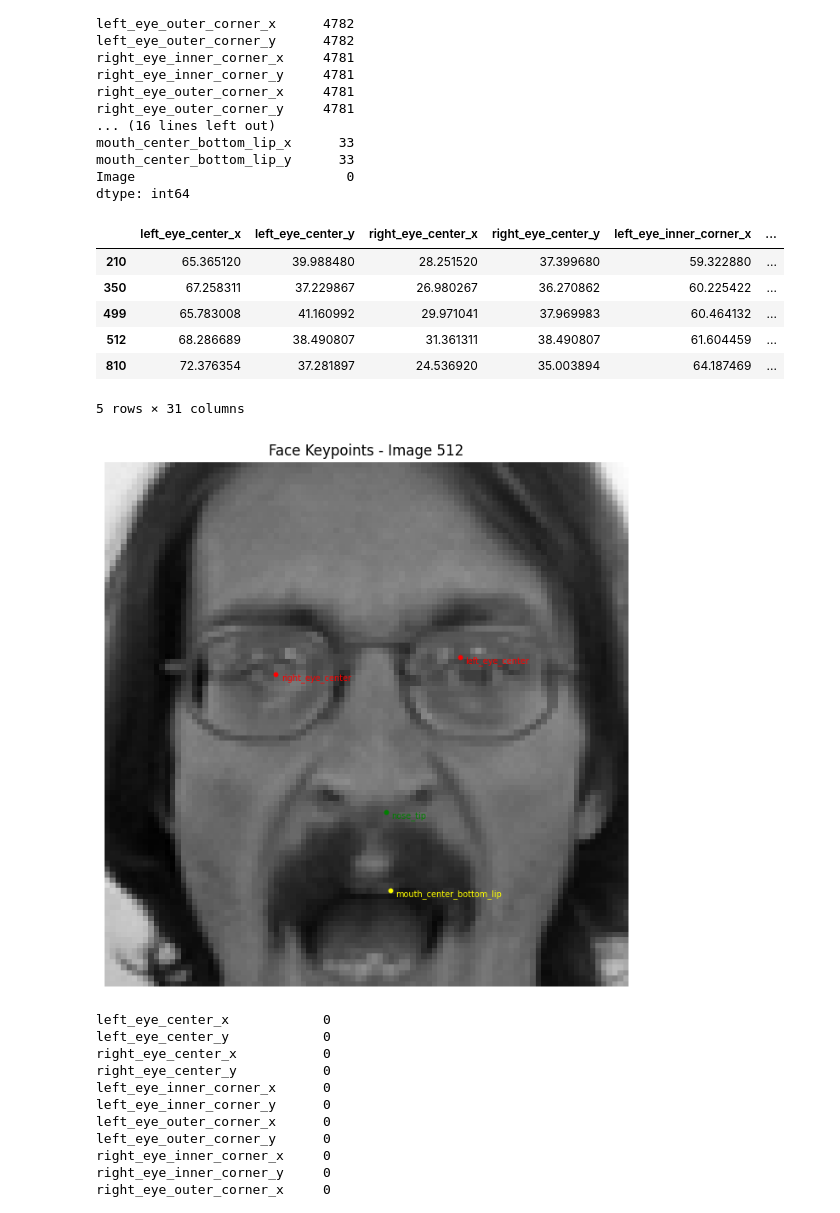
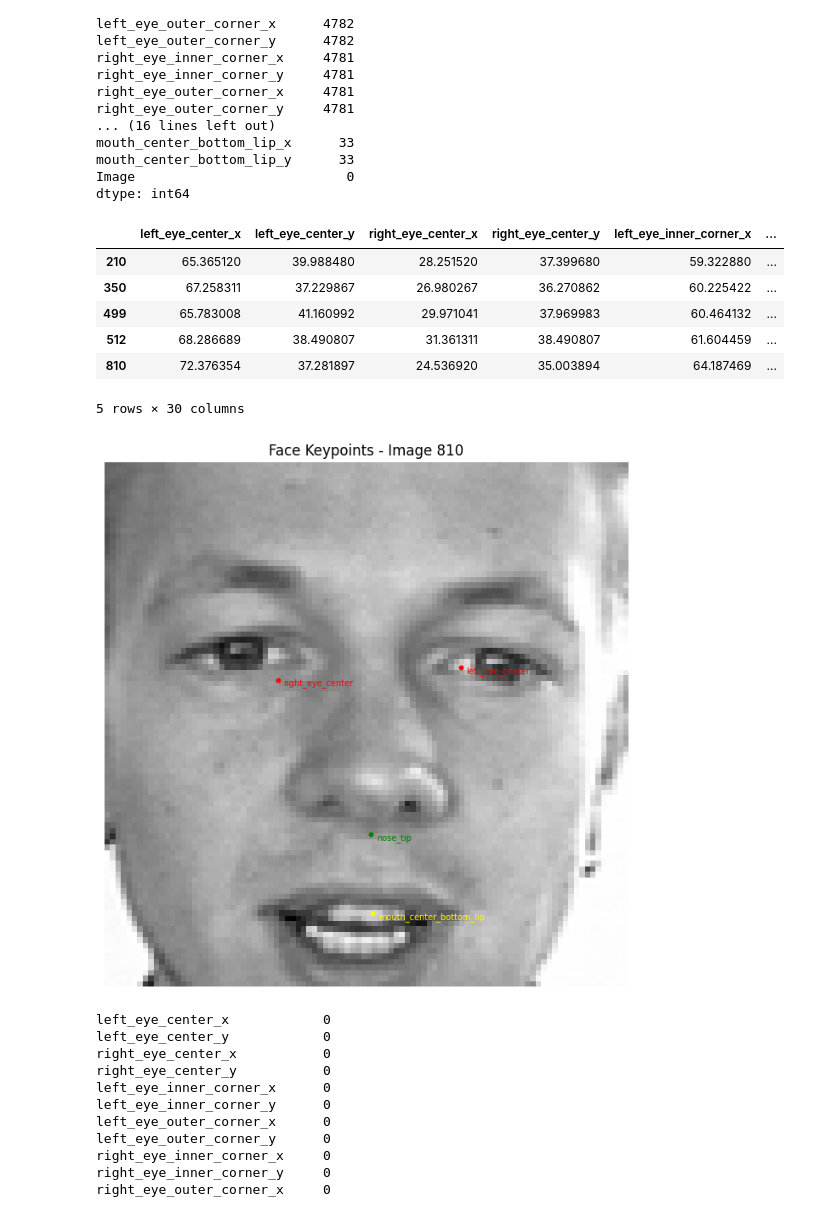
Before and after one commit to NimaNIKOOKAR/Facial-Keypoints-Detection, a Jupyter notebook: facial-detection.ipynb, the cells around one changed output. Drawn from its saved outputs; the diff is of its cells as text; code cells hidden in the pictures.

```diff
--- a/facial-detection.ipynb
+++ b/facial-detection.ipynb
@@ -152,7 +177,7 @@ df_clean = df_train[df_train.notnull().all(axis=1)]
 # %%
 df_unclean = df_train[~df_train.notnull().all(axis=1)]
 # %%
-display(df_unclean.head())
+display(df_unclean.iloc[:, :-1].head())
 # %% [output]
 |  | left_eye_center_x | left_eye_center_y | right_eye_center_x | right_eye_center_y | left_eye_inner_corner_x | ... |
 | 210 | 65.365120 | 39.988480 | 28.251520 | 37.399680 | 59.322880 | ... |
@@ -160,11 +185,11 @@ display(df_unclean.head())
 | 499 | 65.783008 | 41.160992 | 29.971041 | 37.969983 | 60.464132 | ... |
 | 512 | 68.286689 | 38.490807 | 31.361311 | 38.490807 | 61.604459 | ... |
 | 810 | 72.376354 | 37.281897 | 24.536920 | 35.003894 | 64.187469 | ... |
-5 rows × 31 columns
+5 rows × 30 columns
 # %%
-show_face_with_keypoints(df_unclean, 512)
+show_face_with_keypoints(df_unclean, 810)
 # %% [output]
-[figure, old version]
+[figure, new version]
 # %%
 df_clean.isnull().sum()
 # %% [output]
```
Also changed, not shown: parts of 9 cells of this notebook, 3 other files.
